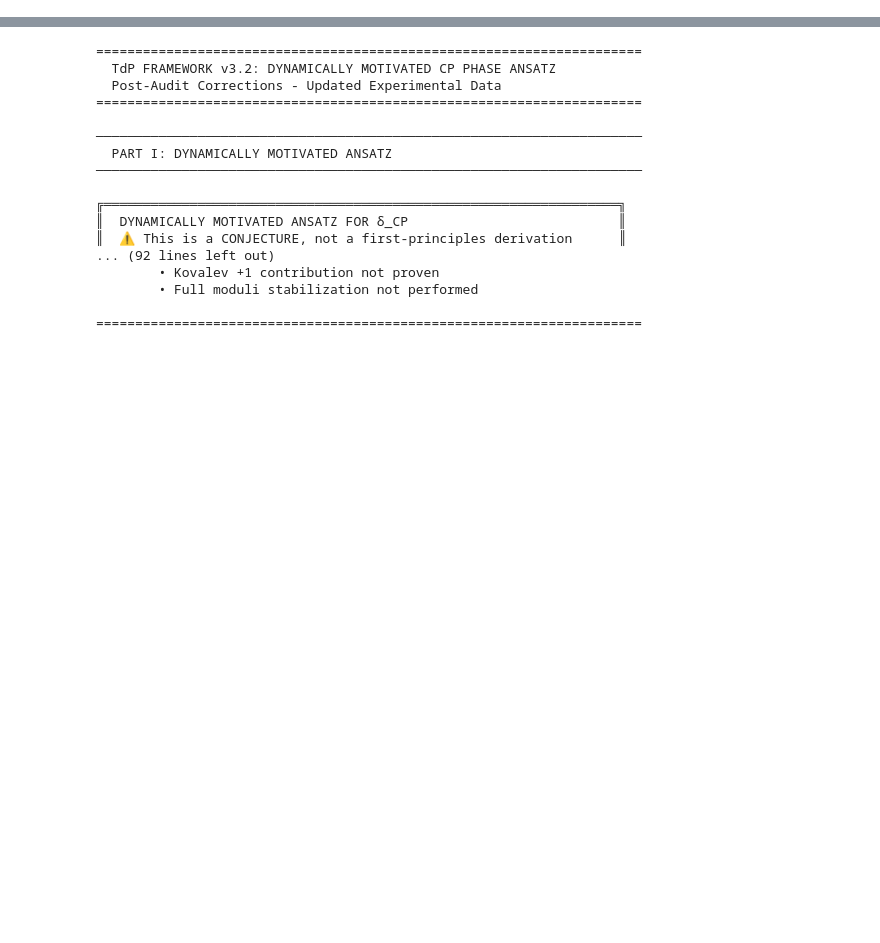
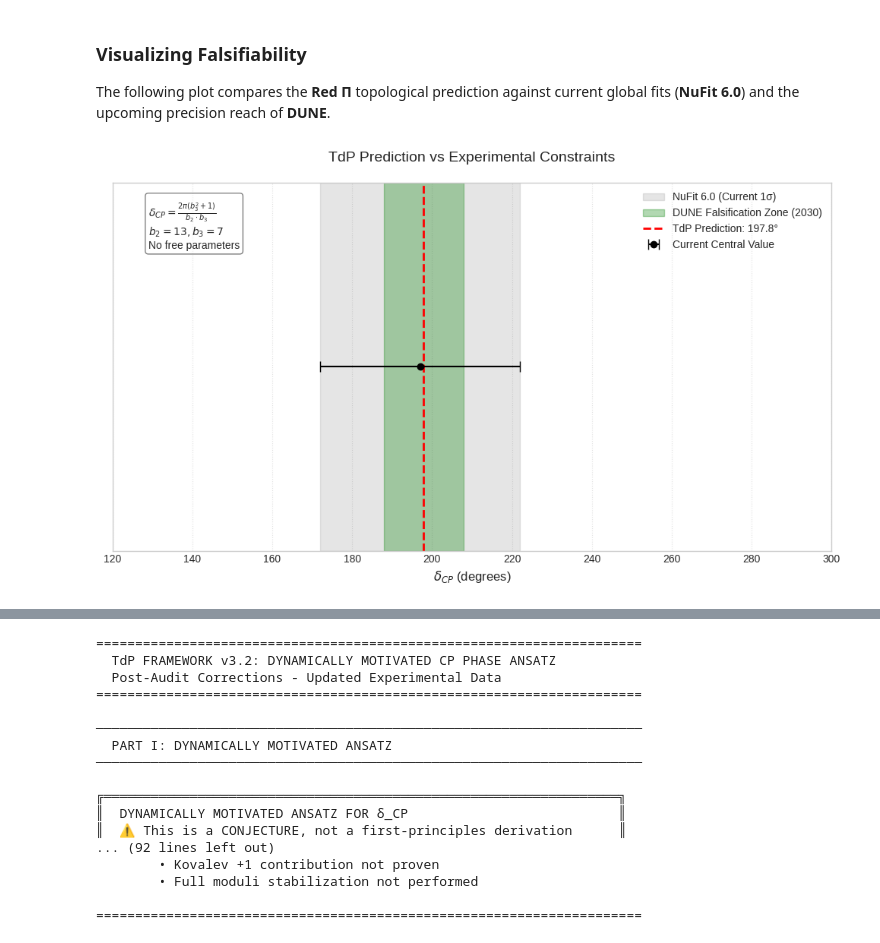
Before and after one commit to HerreroCar/7-13-phi-framework, a Jupyter notebook: TdP_Final_Core.ipynb, the cells around one changed output, grey strips where cells are left out. Cells and saved outputs as stored; diff of their text form; code cells hidden in the pictures; blank space fills up the shorter version.

```diff
--- a/TdP_Final_Core.ipynb
+++ b/TdP_Final_Core.ipynb
@@ -35,0 +506,59 @@ The latest mathematical structure, based on **Nikulin Involutions** on K3 surfac
+# %% [markdown]
+### Visualizing Falsifiability
+The following plot compares the **Red Π** topological prediction against current global fits (**NuFit 6.0**) and the upcoming precision reach of **DUNE**.
+# %%
+import matplotlib.pyplot as plt
+import numpy as np
+
+# Configuración de datos
+delta_cp_tdp = 197.8
+dune_range = [188, 208]
+nufit_6_0_val = 197
+nufit_sigma = 25  # Aproximación del error actual
+
+def generate_validation_plot():
+    fig, ax = plt.subplots(figsize=(10, 6))
+
+    # 1. Rango de Incertidumbre Actual (NuFit 6.0)
+    ax.axvspan(nufit_6_0_val - nufit_sigma, nufit_6_0_val + nufit_sigma,
+               color='gray', alpha=0.2, label='NuFit 6.0 (Current 1σ)')
+
+    # 2. Rango de Falsación DUNE (2030)
+    ax.axvspan(dune_range[0], dune_range[1],
+               color='green', alpha=0.3, label='DUNE Falsification Zone (2030)')
+
+    # 3. Línea de Predicción TdP (Red Π)
+    ax.axvline(delta_cp_tdp, color='red', linestyle='--', linewidth=2,
+               label=f'TdP Prediction: {delta_cp_tdp}°')
+
+    # 4. Punto experimental central
+    ax.errorbar(nufit_6_0_val, 0.5, xerr=nufit_sigma, fmt='ko', capsize=5,
+                label='Current Central Value')
+
+    # Estética del gráfico
+    ax.set_xlim(120, 300)
+    ax.set_ylim(0, 1)
+    ax.set_yticks([])
+    ax.set_xlabel(r'$\delta_{CP}$ (degrees)', fontsize=12)
+    ax.set_title('TdP Prediction vs Experimental Constraints', fontsize=14, pad=20)
+
+    # Anotación técnica
+    textstr = '\n'.join((
+        r'$\delta_{CP} = \frac{2\pi(b_3^2+1)}{b_2 \cdot b_3}$',
+        r'$b_2=13, b_3=7$',
+        r'No free parameters'
+    ))
+    props = dict(boxstyle='round', facecolor='white', alpha=0.5)
+    ax.text(0.05, 0.95, textstr, transform=ax.transAxes, fontsize=10,
+            verticalalignment='top', bbox=props)
+
+    ax.legend(loc='upper right')
+    ax.grid(axis='x', linestyle=':', alpha=0.6)
+
+    plt.tight_layout()
+    plt.show()
+
+if __name__ == "__main__":
+    generate_validation_plot()
+# %% [output]
+[figure, added]
```
Also changed, not shown: parts of 4 cells of this notebook.
